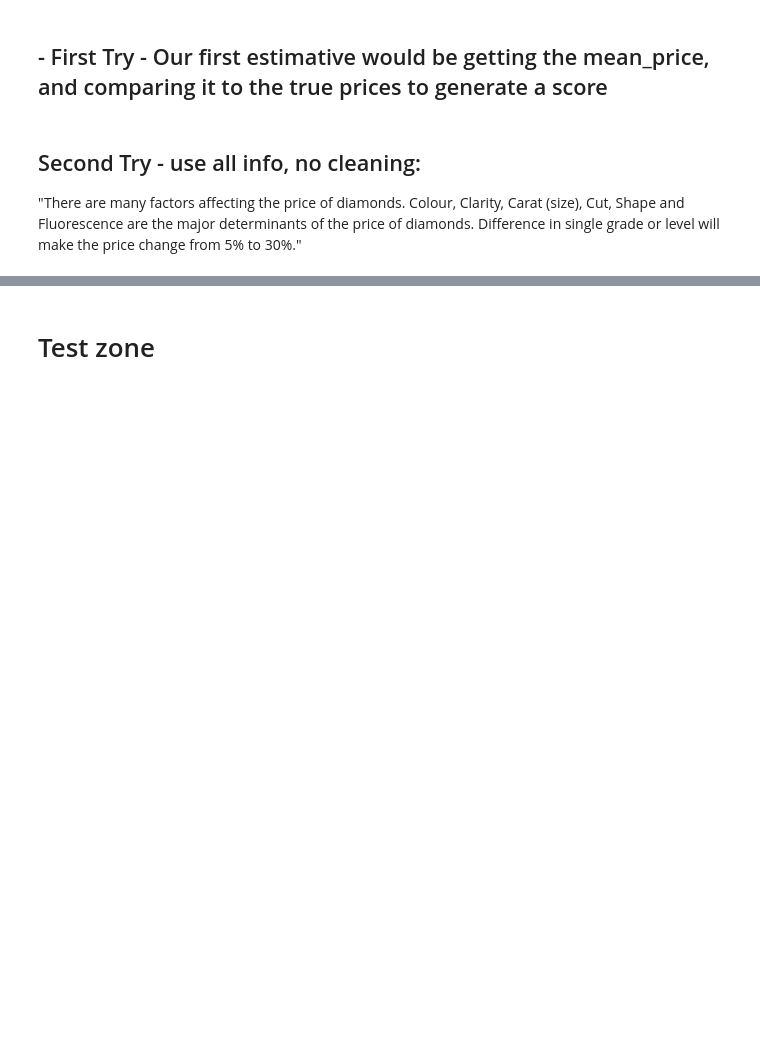
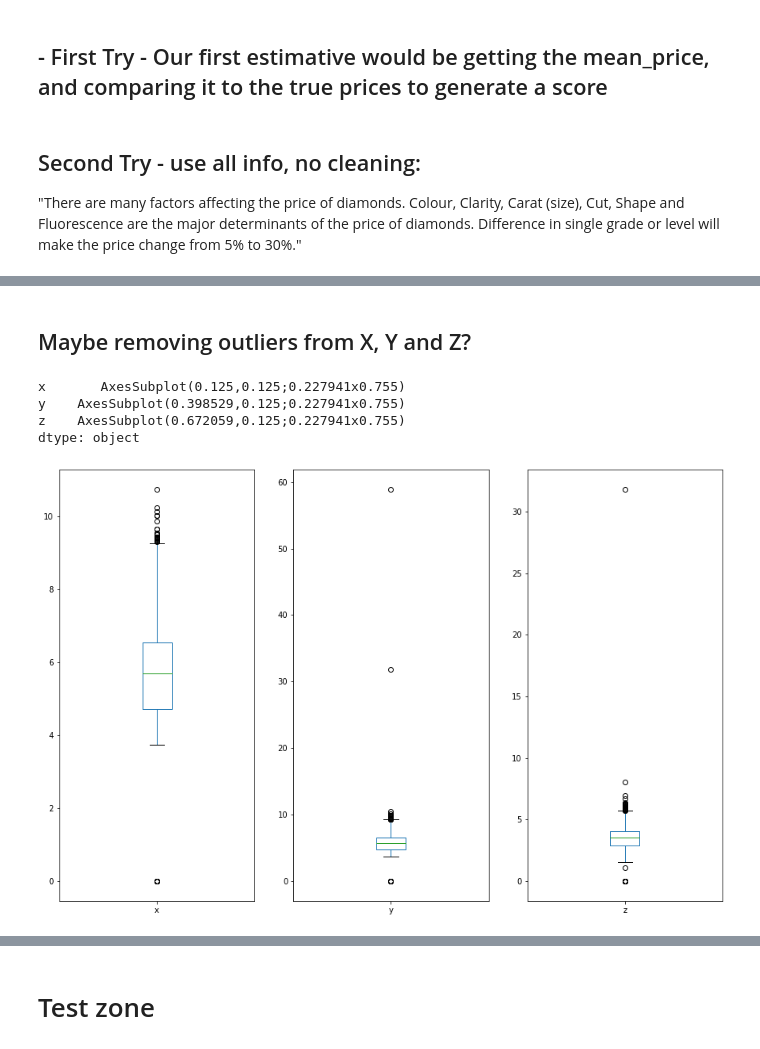
Before and after one commit to vfarneze/ironhack-projects, a Jupyter notebook: Project5_Linear_Regression/Project5-Linear-Regression.ipynb, the cells around one changed output, grey strips where cells are left out. Cells and saved outputs as stored; diff of their text form; code cells hidden in the pictures; blank space fills up the shorter version.

```diff
--- a/Project5_Linear_Regression/Project5-Linear-Regression.ipynb
+++ b/Project5_Linear_Regression/Project5-Linear-Regression.ipynb
@@ -82,0 +157,10 @@ y_pred4 = model.predict(X)
+# %% [markdown]
+## Maybe removing outliers from X, Y and Z?
+# %%
+data.loc[:,['x','y','z']].plot(kind='box',figsize=(15,10),subplots=True)
+# %% [output]
+x       AxesSubplot(0.125,0.125;0.227941x0.755)
+y    AxesSubplot(0.398529,0.125;0.227941x0.755)
+z    AxesSubplot(0.672059,0.125;0.227941x0.755)
+dtype: object
+[figure, added]
```
Also changed, not shown: parts of 35 cells of this notebook, 2 other files.
